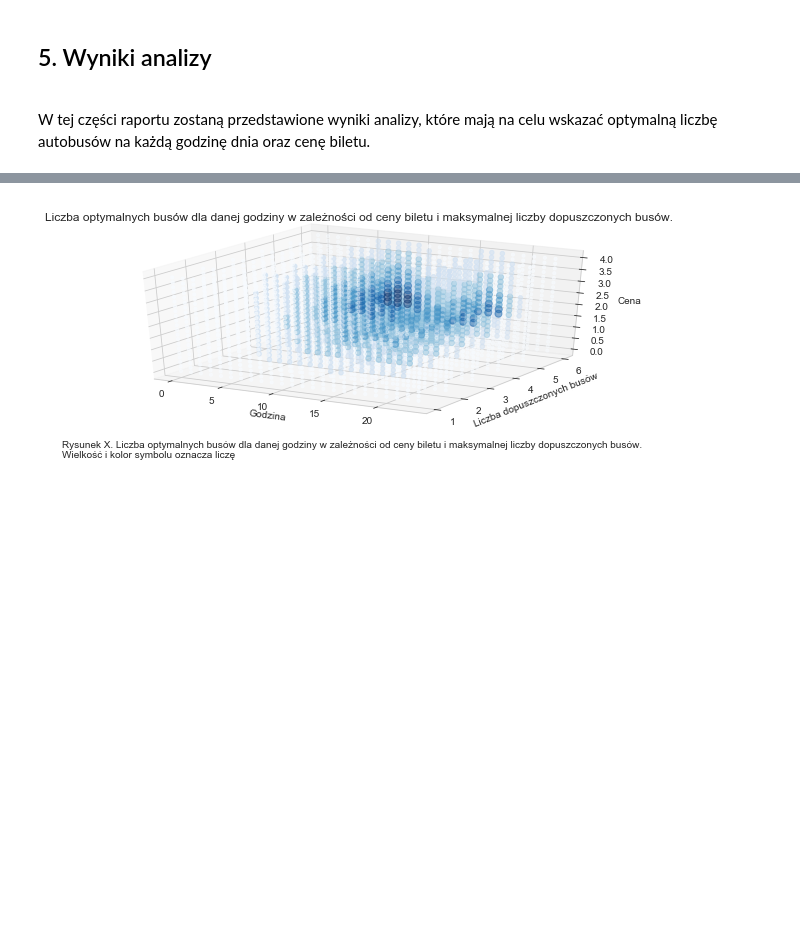
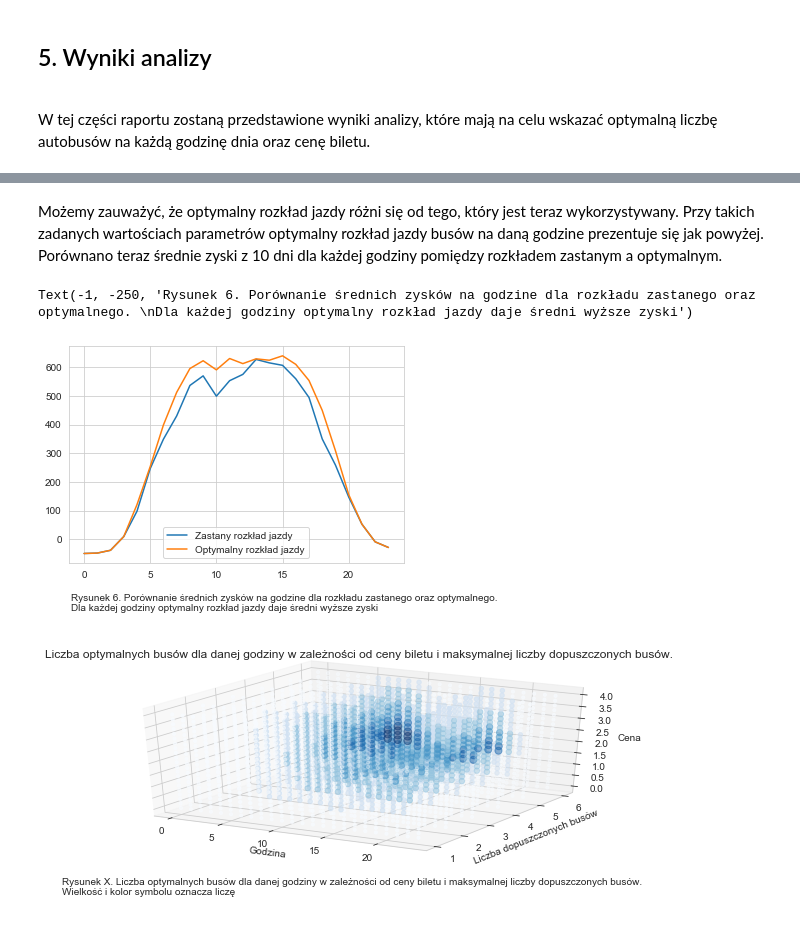
Before and after one commit to fmordarski/Passengers-simulation, a Jupyter notebook: Raport_MZK.ipynb, the cells around one changed output, grey strips where cells are left out. Saved outputs shown, nothing was run; the diff lists cells and outputs as text; code cells hidden in the pictures; blank space fills up the shorter version.

Commit message:
optimal solution

```diff
--- a/Raport_MZK.ipynb
+++ b/Raport_MZK.ipynb
@@ -419,0 +467,12 @@ symulacja3(iteration, cena_biletu, koszt_autobusu, buses, capacity).groupby(['Go
+# %%
+def my_mode(sample):
+    c = Counter(sample)
+    return [k for k, v in c.items() if v == c.most_common(1)[0][1]]
+# %%
+optim_sol = []
+for hour in range(24):
+    buses = []
+    for day in output_optim[1]:
+        buses.append(day[hour])
+    print(f"Optymalna liczba busów dla godziny {hour} wynosi {my_mode(buses)[0]}")
+    optim_sol.append(my_mode(buses)[0])
@@ -420,3 +497,29 @@ symulacja3(iteration, cena_biletu, koszt_autobusu, buses, capacity).groupby(['Go
+# %% [markdown]
+Możemy zauważyć, że optymalny rozkład jazdy różni się od tego, który jest teraz wykorzystywany. Przy takich zadanych wartościach parametrów optymalny rozkład jazdy busów na daną godzine prezentuje się jak powyżej. Porównano teraz średnie zyski z 10 dni dla każdej godziny pomiędzy rozkładem zastanym a optymalnym.
+# %%
+hour_profits_1 = []
+for hour in range(24):
+    profits = []
+    for day in output[1]:
+        profits.append(day[hour])
+    hour_profits_1.append(np.mean(profits))
+# %%
+hour_profits_2 = []
+for hour in range(24):
+    profits = []
+    for day in output_optim[2]:
+        profits.append(day[hour])
+    hour_profits_2.append(np.mean(profits))
+# %%
+hours = [hour for hour in range(24)]
+plt.plot(hours, hour_profits_1, label = "Zastany rozkład jazdy")
+plt.plot(hours, hour_profits_2, label = "Optymalny rozkład jazdy")
+plt.legend()
+plt.text(-1, -250,"Rysunek 6. Porównanie średnich zysków na godzine dla rozkładu zastanego oraz optymalnego. \n"
+                "Dla każdej godziny optymalny rozkład jazdy daje średni wyższe zyski")
+# %% [output]
+Text(-1, -250, 'Rysunek 6. Porównanie średnich zysków na godzine dla rozkładu zastanego oraz optymalnego. \nDla każdej godziny optymalny rozkład jazdy daje średni wyższe zyski')
+[figure, added]
 # %%
 ### Symulacja optymalnej liczby busów od ceny biletu, liczby busów i godziny
 iteration=15
```
Also changed, not shown: parts of 17 cells of this notebook.
